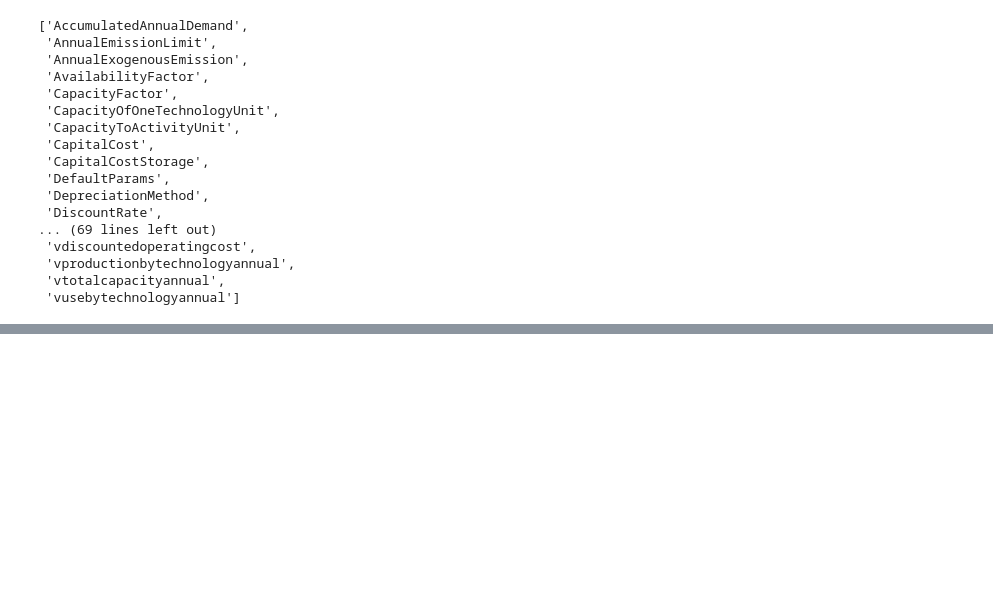
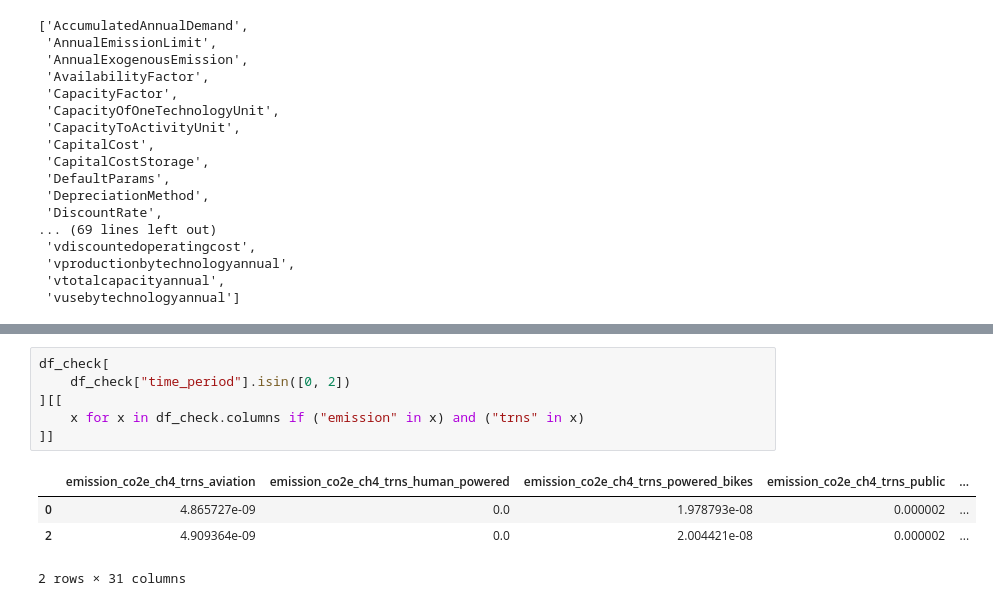
Before and after one commit to jarojasag/lac_decarbonization, a Jupyter notebook: python/sisepuede_run_testing.ipynb, the cells around one changed output, grey strips where cells are left out. Cells and saved outputs as stored; diff of their text form; blank space fills up the shorter version.

```diff
--- a/python/sisepuede_run_testing.ipynb
+++ b/python/sisepuede_run_testing.ipynb
@@ -908,0 +970,11 @@ engine.table_names()
+# %%
+df_check[
+    df_check["time_period"].isin([0, 2])
+][[
+    x for x in df_check.columns if ("emission" in x) and ("trns" in x)
+]]
+# %% [output]
+|  | emission_co2e_ch4_trns_aviation | emission_co2e_ch4_trns_human_powered | emission_co2e_ch4_trns_powered_bikes | emission_co2e_ch4_trns_public | ... |
+| 0 | 4.865727e-09 | 0.0 | 1.978793e-08 | 0.000002 | ... |
+| 2 | 4.909364e-09 | 0.0 | 2.004421e-08 | 0.000002 | ... |
+2 rows × 31 columns
```
Also changed, not shown: parts of 10 cells of this notebook, 6 other files.
